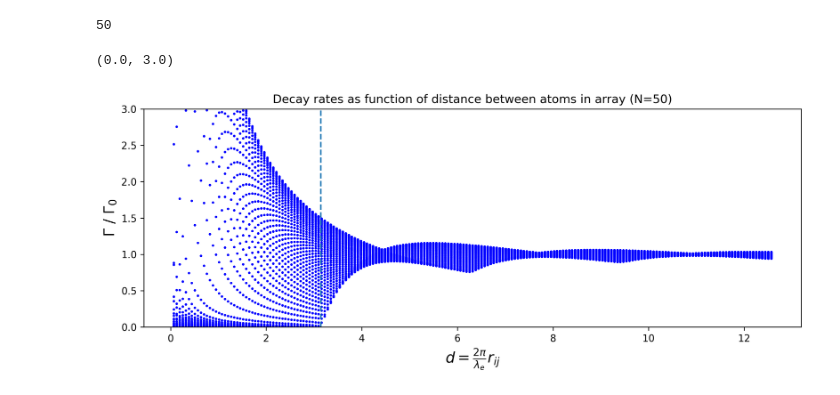
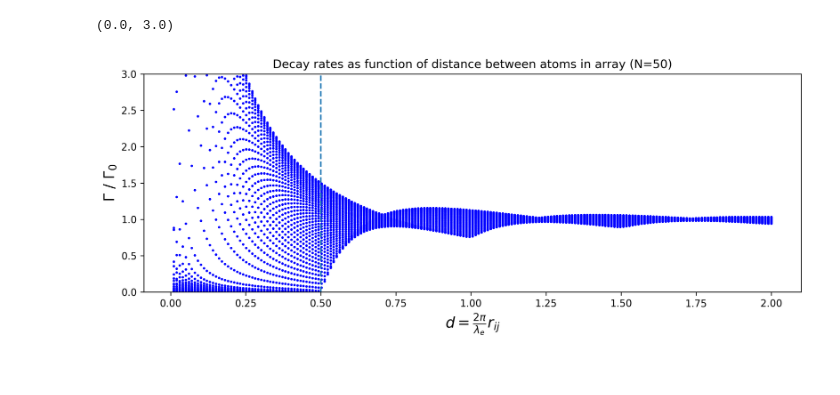
Before and after one commit to FrederikButler/DipoleStructuresInVacuum, a Jupyter notebook: Comparing to Arsenjo2017.ipynb, the cells around one changed output. Drawn from its saved outputs; the diff is of its cells as text; code cells hidden in the pictures.

```diff
--- a/Comparing to Arsenjo2017.ipynb
+++ b/Comparing to Arsenjo2017.ipynb
@@ -15,7 +13,7 @@ lattice_points = np.stack((x, y, z), axis=-1).reshape(-1, 3)
 # %%
 dipole_vector_hatx = np.array([1,0,0])
 decay_rate_list = []
-distances = np.linspace(0, 4, 200) #ik gang med pi, da det gøre i funktionen Qchains.FindEigenstates
+distances = np.linspace(0, 2, 200) #no need to multipli with π as it is done in Qchains.FindEigenstates
 for d in distances[1:]:
     eig_vals, eig_vec_ = Qchains.FindEigenstates(lattice_points, dipole_vector_hatx, d)
     decay_rate = 2 * eig_vals.real
@@ -37,27 +37,23 @@ plt.savefig("my_plot.png", dpi=300, bbox_inches='tight')
 chain_3d_50 = np.zeros((50, 3))  # shape (50, 3), all zeros to start
 chain_3d_50[:, 0] = np.arange(50)  # Set x-coordinates
 
-dipole_vector_hatx = np.array([1, 0, 0]) #i x retning
+dipole_vector_hatx = np.array([1, 0, 0]) #in x direction
 decay_rate_list_50 = []
-distances = np.linspace(0, 4, 200) #ik gang med pi, da det gøre i funktionen Qchains.FindEigenstates
+distances = np.linspace(0, 2, 200)
 for d in distances[1:]:
     eig_vals50, eig_vec_50 = Qchains.FindEigenstates(chain_3d_50, dipole_vector_hatx, d)
     decay_rate = 2 * eig_vals50.real
     decay_rate_list_50.append(decay_rate)
-# %%
-print(len(chain_3d_50))
-# %% [output]
-50
 # %%
 decay_rate_list_50_reversed = [-p for p in decay_rate_list_50]
 plt.figure(figsize=(12,4), dpi=300)
-plt.plot(distances[1:] * np.pi, decay_rate_list_50_reversed, '.', c = 'blue', markersize=3); #skal gange med pi for x-akse korrekt her.
+plt.plot(distances[1:], decay_rate_list_50_reversed, '.', c = 'blue', markersize=3); #skal gange med pi for x-akse korrekt her.
 plt.xlabel(r'$d=\frac{2 \pi}{\lambda_e} r_{ij}$', size = 15)
 plt.ylabel(r'$\Gamma$ / $\Gamma_0$', size = 15)
-plt.axvline(x = np.pi, ymin = 0, ymax=3, linestyle = '--')
+plt.axvline(x = 1/2, ymin = 0, ymax=3, linestyle = '--')
 plt.title('Decay rates as function of distance between atoms in array (N=50)')
 
 plt.ylim(-0, 3)
 # %% [output]
 (0.0, 3.0)
-[figure, old version]
+[figure, new version]
```
Also changed, not shown: parts of 4 cells of this notebook, 1 other file.
